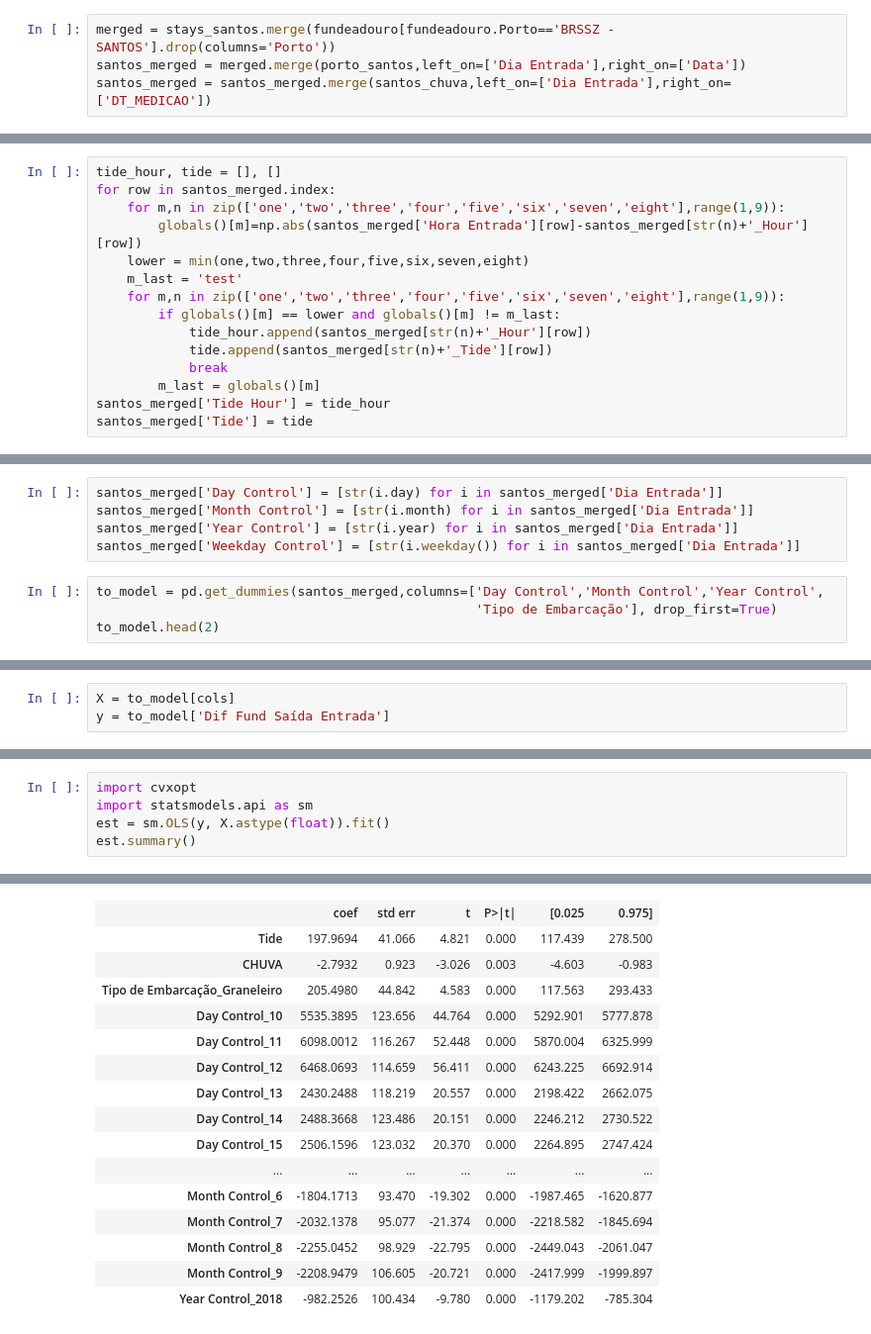
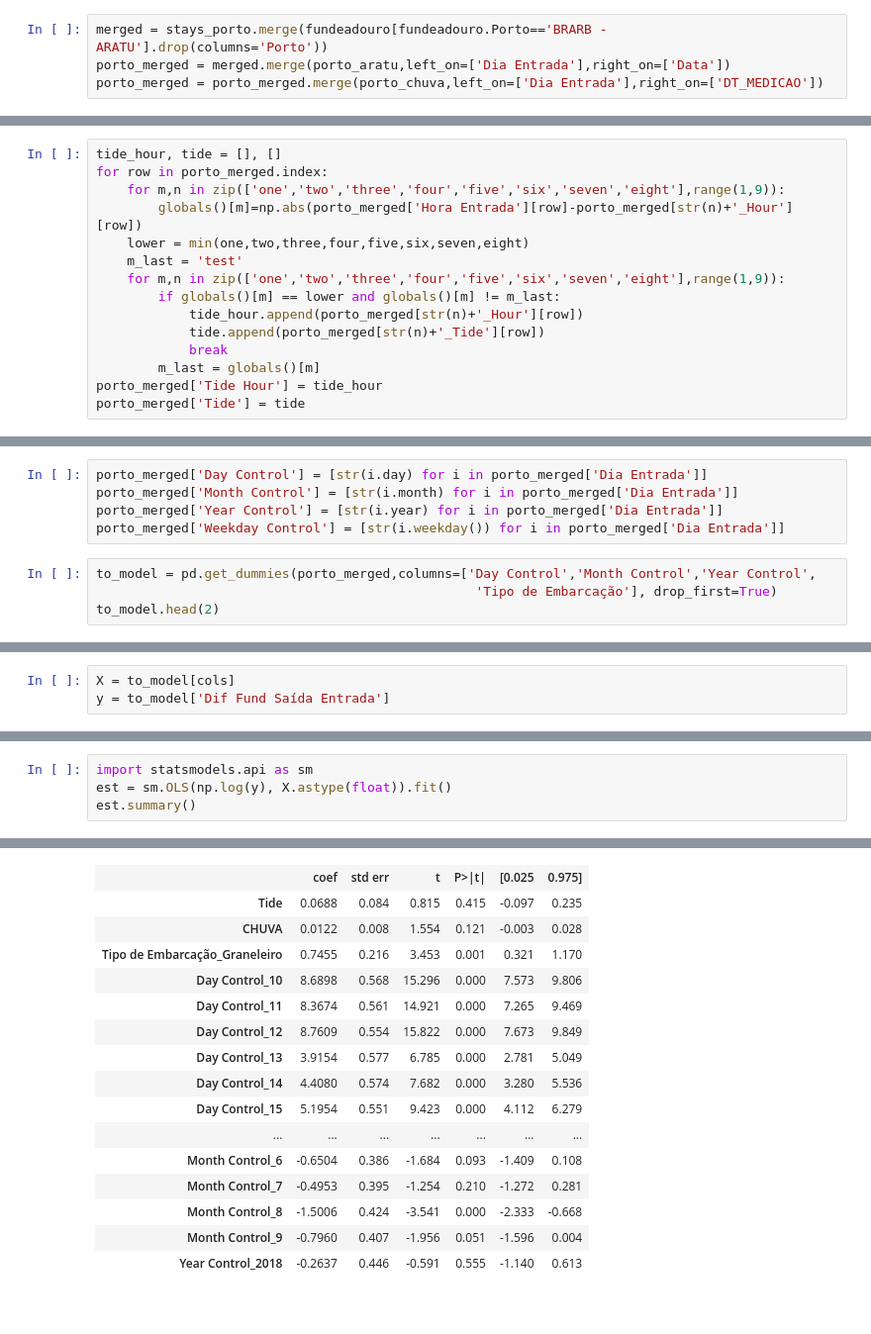
Before and after one commit to danielnrocha/BrasilHackExport, a Jupyter notebook: Projeto Porto Inteligente.ipynb, the cells around one changed output, grey strips where cells are left out. Shown at 99% size. Cells and saved outputs as stored; diff of their text form.

```diff
--- a/Projeto Porto Inteligente.ipynb
+++ b/Projeto Porto Inteligente.ipynb
@@ -530,36 +536,36 @@ preenche_dados(ajusta_dados(entabela_dados(estrutura_dados(limpa_dados(santos)))
 # %% [markdown]
 ### Consolidando tabelas distintas em uma única
 # %%
-merged = stays_santos.merge(fundeadouro[fundeadouro.Porto=='BRSSZ - SANTOS'].drop(columns='Porto'))
-santos_merged = merged.merge(porto_santos,left_on=['Dia Entrada'],right_on=['Data'])
-santos_merged = santos_merged.merge(santos_chuva,left_on=['Dia Entrada'],right_on=['DT_MEDICAO'])
+merged = stays_porto.merge(fundeadouro[fundeadouro.Porto=='BRARB - ARATU'].drop(columns='Porto'))
+porto_merged = merged.merge(porto_aratu,left_on=['Dia Entrada'],right_on=['Data'])
+porto_merged = porto_merged.merge(porto_chuva,left_on=['Dia Entrada'],right_on=['DT_MEDICAO'])
 # %% [markdown]
 ### Construindo colunas contendo o horário de maré, e o nível de maré, mais próximo do de atracação
 # %%
 tide_hour, tide = [], []
-for row in santos_merged.index:
+for row in porto_merged.index:
     for m,n in zip(['one','two','three','four','five','six','seven','eight'],range(1,9)):
-        globals()[m]=np.abs(santos_merged['Hora Entrada'][row]-santos_merged[str(n)+'_Hour'][row])
+        globals()[m]=np.abs(porto_merged['Hora Entrada'][row]-porto_merged[str(n)+'_Hour'][row])
     lower = min(one,two,three,four,five,six,seven,eight)
     m_last = 'test'
     for m,n in zip(['one','two','three','four','five','six','seven','eight'],range(1,9)):
         if globals()[m] == lower and globals()[m] != m_last:
-            tide_hour.append(santos_merged[str(n)+'_Hour'][row])
-            tide.append(santos_merged[str(n)+'_Tide'][row])
+            tide_hour.append(porto_merged[str(n)+'_Hour'][row])
+            tide.append(porto_merged[str(n)+'_Tide'][row])
             break
         m_last = globals()[m]
-santos_merged['Tide Hour'] = tide_hour
-santos_merged['Tide'] = tide
+porto_merged['Tide Hour'] = tide_hour
+porto_merged['Tide'] = tide
 # %% [markdown]
 ### Criando colunas categóricas para dia e mês da atracação (dummies)
 Essas coluna funcionarão para capturar o efeito fixo da sazonalidade de atrasos ao longo do ano
 # %%
-santos_merged['Day Control'] = [str(i.day) for i in santos_merged['Dia Entrada']]
-santos_merged['Month Control'] = [str(i.month) for i in santos_merged['Dia Entrada']]
-santos_merged['Year Control'] = [str(i.year) for i in santos_merged['Dia Entrada']]
-santos_merged['Weekday Control'] = [str(i.weekday()) for i in santos_merged['Dia Entrada']]
+porto_merged['Day Control'] = [str(i.day) for i in porto_merged['Dia Entrada']]
+porto_merged['Month Control'] = [str(i.month) for i in porto_merged['Dia Entrada']]
+porto_merged['Year Control'] = [str(i.year) for i in porto_merged['Dia Entrada']]
+porto_merged['Weekday Control'] = [str(i.weekday()) for i in porto_merged['Dia Entrada']]
 # %%
-to_model = pd.get_dummies(santos_merged,columns=['Day Control','Month Control','Year Control',
+to_model = pd.get_dummies(porto_merged,columns=['Day Control','Month Control','Year Control',
                                                  'Tipo de Embarcação'], drop_first=True)
 to_model.head(2)
 # %% [output]
@@ -589,7 +601,6 @@ y = to_model['Dif Fund Saída Entrada']
 # %%
-import cvxopt
 import statsmodels.api as sm
-est = sm.OLS(y, X.astype(float)).fit()
+est = sm.OLS(np.log(y), X.astype(float)).fit()
 est.summary()
 # %% [output]
 OLS Regression Results
@@ -604,17 +615,17 @@ OLS Regression Results
 | Covariance Type: | nonrobust |  |  |
 |  | coef | std err | t | P>|t| | [0.025 | 0.975] |
-| Tide | 197.9694 | 41.066 | 4.821 | 0.000 | 117.439 | 278.500 |
-| CHUVA | -2.7932 | 0.923 | -3.026 | 0.003 | -4.603 | -0.983 |
-| Tipo de Embarcação_Graneleiro | 205.4980 | 44.842 | 4.583 | 0.000 | 117.563 | 293.433 |
-| Day Control_10 | 5535.3895 | 123.656 | 44.764 | 0.000 | 5292.901 | 5777.878 |
-| Day Control_11 | 6098.0012 | 116.267 | 52.448 | 0.000 | 5870.004 | 6325.999 |
-| Day Control_12 | 6468.0693 | 114.659 | 56.411 | 0.000 | 6243.225 | 6692.914 |
-| Day Control_13 | 2430.2488 | 118.219 | 20.557 | 0.000 | 2198.422 | 2662.075 |
-| Day Control_14 | 2488.3668 | 123.486 | 20.151 | 0.000 | 2246.212 | 2730.522 |
-| Day Control_15 | 2506.1596 | 123.032 | 20.370 | 0.000 | 2264.895 | 2747.424 |
+| Tide | 0.0688 | 0.084 | 0.815 | 0.415 | -0.097 | 0.235 |
+| CHUVA | 0.0122 | 0.008 | 1.554 | 0.121 | -0.003 | 0.028 |
+| Tipo de Embarcação_Graneleiro | 0.7455 | 0.216 | 3.453 | 0.001 | 0.321 | 1.170 |
+| Day Control_10 | 8.6898 | 0.568 | 15.296 | 0.000 | 7.573 | 9.806 |
+| Day Control_11 | 8.3674 | 0.561 | 14.921 | 0.000 | 7.265 | 9.469 |
+| Day Control_12 | 8.7609 | 0.554 | 15.822 | 0.000 | 7.673 | 9.849 |
+| Day Control_13 | 3.9154 | 0.577 | 6.785 | 0.000 | 2.781 | 5.049 |
+| Day Control_14 | 4.4080 | 0.574 | 7.682 | 0.000 | 3.280 | 5.536 |
+| Day Control_15 | 5.1954 | 0.551 | 9.423 | 0.000 | 4.112 | 6.279 |
 | ... | ... | ... | ... | ... | ... | ... |
-| Month Control_6 | -1804.1713 | 93.470 | -19.302 | 0.000 | -1987.465 | -1620.877 |
-| Month Control_7 | -2032.1378 | 95.077 | -21.374 | 0.000 | -2218.582 | -1845.694 |
-| Month Control_8 | -2255.0452 | 98.929 | -22.795 | 0.000 | -2449.043 | -2061.047 |
-| Month Control_9 | -2208.9479 | 106.605 | -20.721 | 0.000 | -2417.999 | -1999.897 |
-| Year Control_2018 | -982.2526 | 100.434 | -9.780 | 0.000 | -1179.202 | -785.304 |
+| Month Control_6 | -0.6504 | 0.386 | -1.684 | 0.093 | -1.409 | 0.108 |
+| Month Control_7 | -0.4953 | 0.395 | -1.254 | 0.210 | -1.272 | 0.281 |
+| Month Control_8 | -1.5006 | 0.424 | -3.541 | 0.000 | -2.333 | -0.668 |
+| Month Control_9 | -0.7960 | 0.407 | -1.956 | 0.051 | -1.596 | 0.004 |
+| Year Control_2018 | -0.2637 | 0.446 | -0.591 | 0.555 | -1.140 | 0.613 |
```
Also changed, not shown: parts of 34 cells of this notebook.
